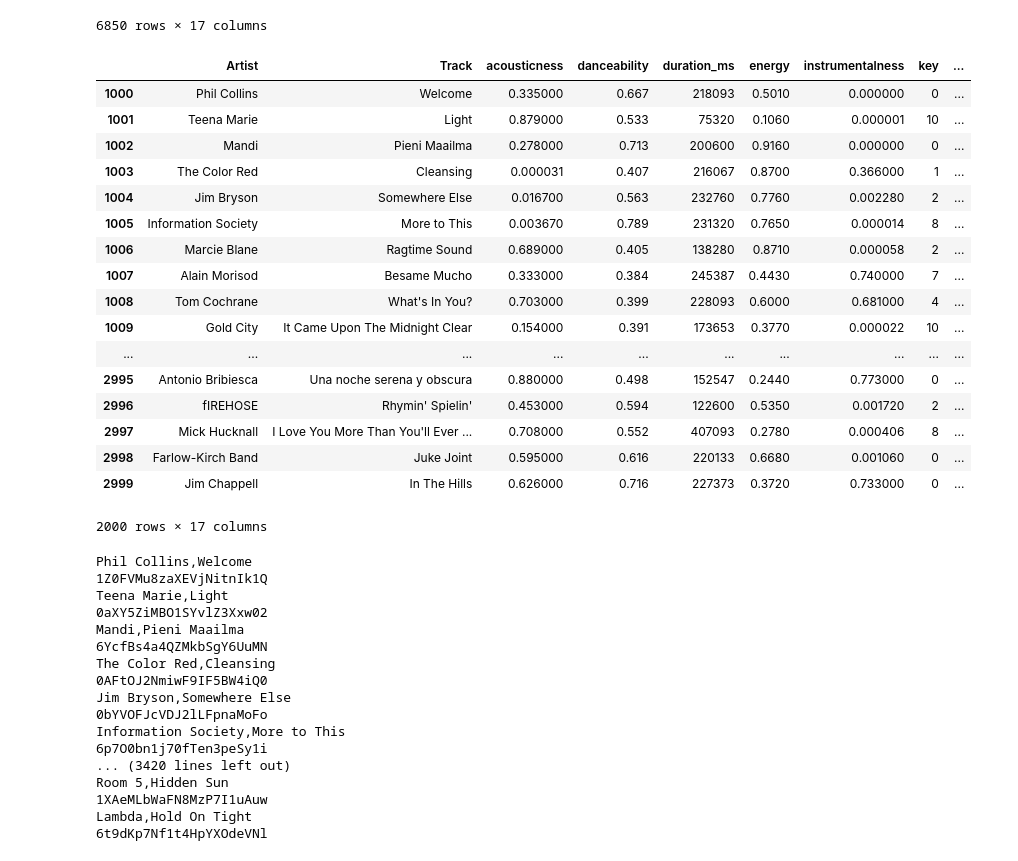
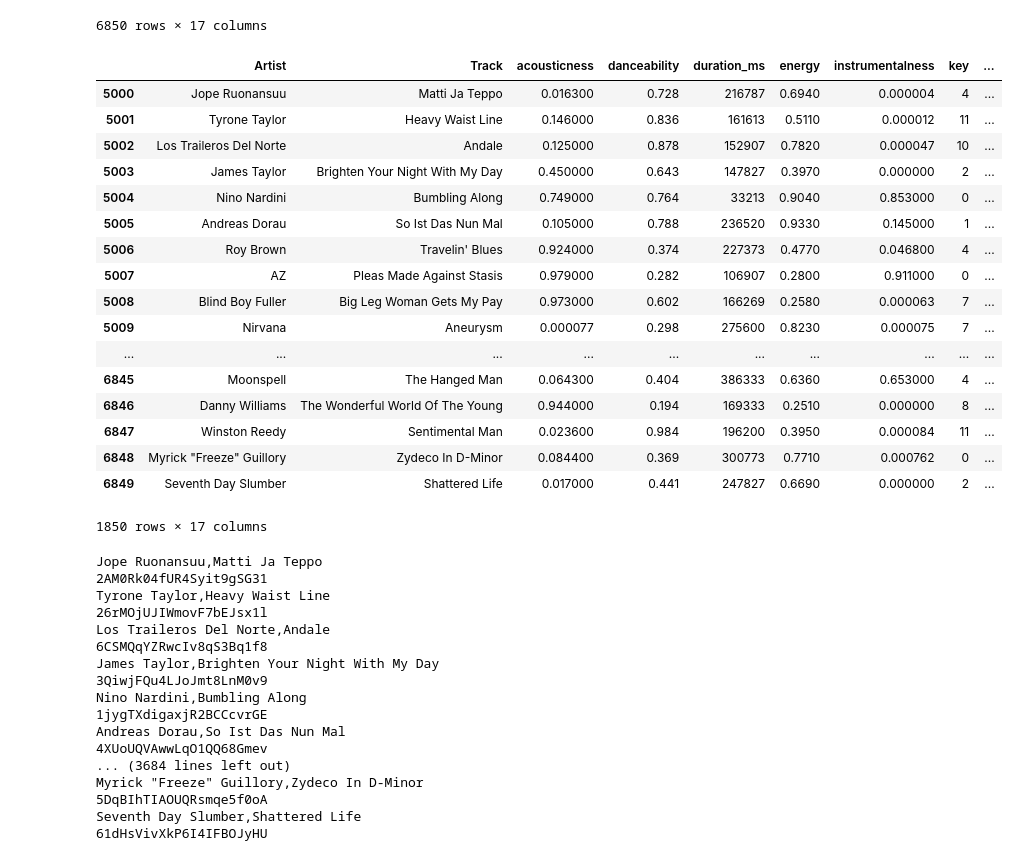
Before and after one commit to re-ga-na/spotify-song-popularity, a Jupyter notebook: 1. million_songs_datacleaning-v3.1_SK-New_Features-10k(in progress).ipynb, the cells around one changed output. Saved outputs shown, nothing was run; the diff lists cells and outputs as text; code cells hidden in the pictures.

```diff
--- a/1. million_songs_datacleaning-v3.1_SK-New_Features-10k(in progress).ipynb
+++ b/1. million_songs_datacleaning-v3.1_SK-New_Features-10k(in progress).ipynb
@@ -343,27 +343,27 @@ df_10k
 | 6849 | Seventh Day Slumber | Shattered Life | 0.017000 | 0.441 | 247827 | 0.669 | 0.000000 | 2 | ... |
 6850 rows × 17 columns
 # %%
-df_10ktest = df_10k.iloc[1000:3000]
+df_10ktest = df_10k.iloc[5000:7500]
 df_10ktest
 # %% [output]
 |  | Artist | Track | acousticness | danceability | duration_ms | energy | instrumentalness | key | ... |
-| 1000 | Phil Collins | Welcome | 0.335000 | 0.667 | 218093 | 0.5010 | 0.000000 | 0 | ... |
-| 1001 | Teena Marie | Light | 0.879000 | 0.533 | 75320 | 0.1060 | 0.000001 | 10 | ... |
-| 1002 | Mandi | Pieni Maailma | 0.278000 | 0.713 | 200600 | 0.9160 | 0.000000 | 0 | ... |
-| 1003 | The Color Red | Cleansing | 0.000031 | 0.407 | 216067 | 0.8700 | 0.366000 | 1 | ... |
-| 1004 | Jim Bryson | Somewhere Else | 0.016700 | 0.563 | 232760 | 0.7760 | 0.002280 | 2 | ... |
-| 1005 | Information Society | More to This | 0.003670 | 0.789 | 231320 | 0.7650 | 0.000014 | 8 | ... |
-| 1006 | Marcie Blane | Ragtime Sound | 0.689000 | 0.405 | 138280 | 0.8710 | 0.000058 | 2 | ... |
-| 1007 | Alain Morisod | Besame Mucho | 0.333000 | 0.384 | 245387 | 0.4430 | 0.740000 | 7 | ... |
-| 1008 | Tom Cochrane | What's In You? | 0.703000 | 0.399 | 228093 | 0.6000 | 0.681000 | 4 | ... |
-| 1009 | Gold City | It Came Upon The Midnight Clear | 0.154000 | 0.391 | 173653 | 0.3770 | 0.000022 | 10 | ... |
+| 5000 | Jope Ruonansuu | Matti Ja Teppo | 0.016300 | 0.728 | 216787 | 0.6940 | 0.000004 | 4 | ... |
+| 5001 | Tyrone Taylor | Heavy Waist Line | 0.146000 | 0.836 | 161613 | 0.5110 | 0.000012 | 11 | ... |
+| 5002 | Los Traileros Del Norte | Andale | 0.125000 | 0.878 | 152907 | 0.7820 | 0.000047 | 10 | ... |
+| 5003 | James Taylor | Brighten Your Night With My Day | 0.450000 | 0.643 | 147827 | 0.3970 | 0.000000 | 2 | ... |
+| 5004 | Nino Nardini | Bumbling Along | 0.749000 | 0.764 | 33213 | 0.9040 | 0.853000 | 0 | ... |
+| 5005 | Andreas Dorau | So Ist Das Nun Mal | 0.105000 | 0.788 | 236520 | 0.9330 | 0.145000 | 1 | ... |
+| 5006 | Roy Brown | Travelin' Blues | 0.924000 | 0.374 | 227373 | 0.4770 | 0.046800 | 4 | ... |
+| 5007 | AZ | Pleas Made Against Stasis | 0.979000 | 0.282 | 106907 | 0.2800 | 0.911000 | 0 | ... |
+| 5008 | Blind Boy Fuller | Big Leg Woman Gets My Pay | 0.973000 | 0.602 | 166269 | 0.2580 | 0.000063 | 7 | ... |
+| 5009 | Nirvana | Aneurysm | 0.000077 | 0.298 | 275600 | 0.8230 | 0.000075 | 7 | ... |
 | ... | ... | ... | ... | ... | ... | ... | ... | ... | ... |
-| 2995 | Antonio Bribiesca | Una noche serena y obscura | 0.880000 | 0.498 | 152547 | 0.2440 | 0.773000 | 0 | ... |
-| 2996 | fIREHOSE | Rhymin' Spielin' | 0.453000 | 0.594 | 122600 | 0.5350 | 0.001720 | 2 | ... |
-| 2997 | Mick Hucknall | I Love You More Than You'll Ever ... | 0.708000 | 0.552 | 407093 | 0.2780 | 0.000406 | 8 | ... |
-| 2998 | Farlow-Kirch Band | Juke Joint | 0.595000 | 0.616 | 220133 | 0.6680 | 0.001060 | 0 | ... |
-| 2999 | Jim Chappell | In The Hills | 0.626000 | 0.716 | 227373 | 0.3720 | 0.733000 | 0 | ... |
+| 6845 | Moonspell | The Hanged Man | 0.064300 | 0.404 | 386333 | 0.6360 | 0.653000 | 4 | ... |
+| 6846 | Danny Williams | The Wonderful World Of The Young | 0.944000 | 0.194 | 169333 | 0.2510 | 0.000000 | 8 | ... |
+| 6847 | Winston Reedy | Sentimental Man | 0.023600 | 0.984 | 196200 | 0.3950 | 0.000084 | 11 | ... |
+| 6848 | Myrick "Freeze" Guillory | Zydeco In D-Minor | 0.084400 | 0.369 | 300773 | 0.7710 | 0.000762 | 0 | ... |
+| 6849 | Seventh Day Slumber | Shattered Life | 0.017000 | 0.441 | 247827 | 0.6690 | 0.000000 | 2 | ... |
-2000 rows × 17 columns
+1850 rows × 17 columns
 # %%
 # iterate over the dataframe row by row
 
@@ -394,23 +394,23 @@ for index_label, row in df_10ktest.iterrows():
     except:
         print ('data not found')
 # %% [output]
-Phil Collins,Welcome
-1Z0FVMu8zaXEVjNitnIk1Q
-Teena Marie,Light
-0aXY5ZiMBO1SYvlZ3Xxw02
-Mandi,Pieni Maailma
-6YcfBs4a4QZMkbSgY6UuMN
-The Color Red,Cleansing
-0AFtOJ2NmiwF9IF5BW4iQ0
-Jim Bryson,Somewhere Else
-0bYVOFJcVDJ2lLFpnaMoFo
-Information Society,More to This
-6p7O0bn1j70fTen3peSy1i
-... (3420 lines left out)
-Room 5,Hidden Sun
-1XAeMLbWaFN8MzP7I1uAuw
-Lambda,Hold On Tight
-6t9dKp7Nf1t4HpYXOdeVNl
+Jope Ruonansuu,Matti Ja Teppo
+2AM0Rk04fUR4Syit9gSG31
+Tyrone Taylor,Heavy Waist Line
+26rMOjUJIWmovF7bEJsx1l
+Los Traileros Del Norte,Andale
+6CSMQqYZRwcIv8qS3Bq1f8
+James Taylor,Brighten Your Night With My Day
+3QiwjFQu4LJoJmt8LnM0v9
+Nino Nardini,Bumbling Along
+1jygTXdigaxjR2BCCcvrGE
+Andreas Dorau,So Ist Das Nun Mal
+4XUoUQVAwwLqO1QQ68Gmev
+... (3684 lines left out)
+Myrick "Freeze" Guillory,Zydeco In D-Minor
+5DqBIhTIAOUQRsmqe5f0oA
+Seventh Day Slumber,Shattered Life
+61dHsVivXkP6I4IFBOJyHU
 # %%
 features
 # %% [output]
```
Also changed, not shown: parts of 2 cells of this notebook.
